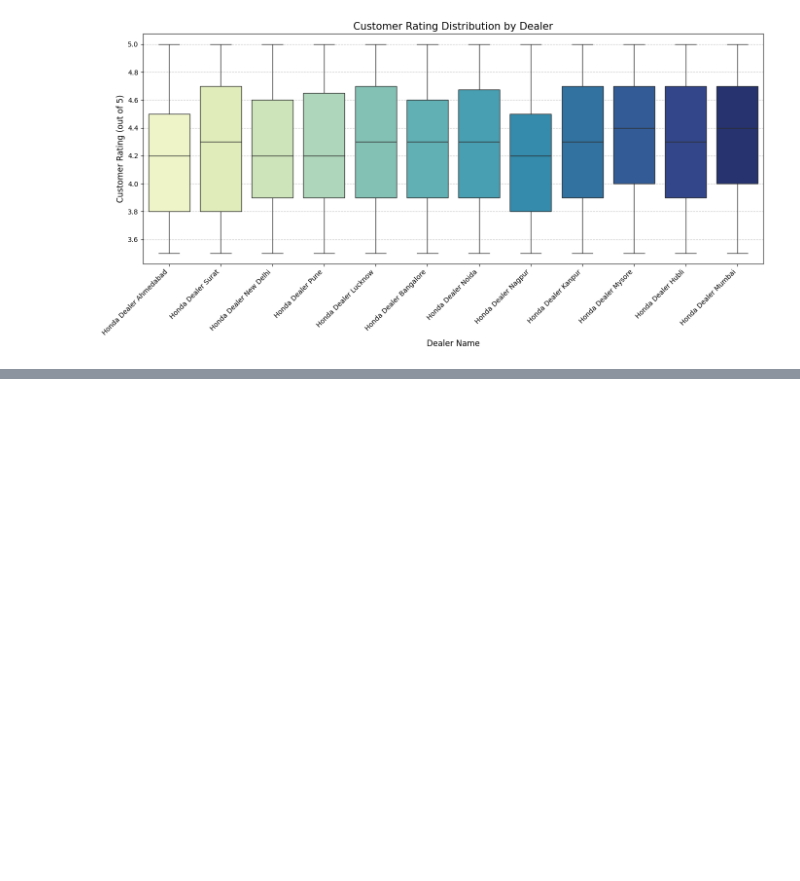
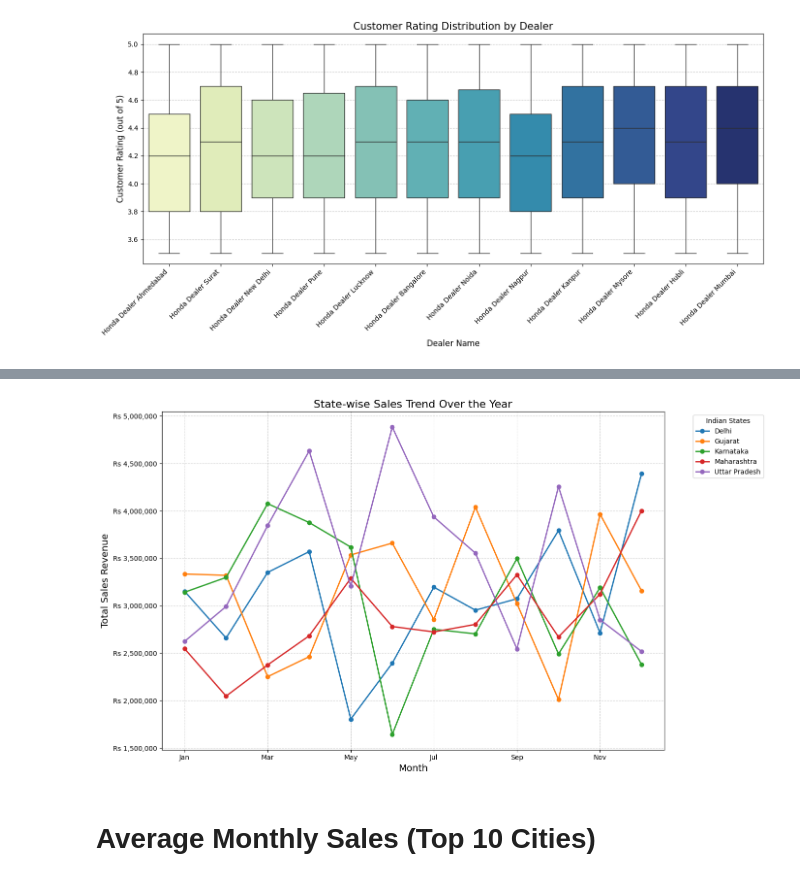
Before and after one commit to sameer-S-R-A/Project_matrix, a Jupyter notebook: honda_sales_EDA.ipynb, the cells around one changed output, grey strips where cells are left out. Drawn from its saved outputs; the diff is of its cells as text; code cells hidden in the pictures; blank space fills up the shorter version.

```diff
--- a/honda_sales_EDA.ipynb
+++ b/honda_sales_EDA.ipynb
@@ -479,0 +637,31 @@ plt.show()
+# %%
+import matplotlib.pyplot as plt
+from matplotlib.ticker import FuncFormatter
+
+# Make the chart nice and wide
+plt.figure(figsize=(14, 8))
+
+# .T transposes our table so Months become the X-axis
+# marker='o' adds little dots at each data point so it's easier to read
+ax = state_month_table.T.plot(ax=plt.gca(), marker='o', linewidth=2)
+
+plt.title("State-wise Sales Trend Over the Year", fontsize=16)
+plt.xlabel("Month", fontsize=14)
+plt.ylabel("Total Sales Revenue", fontsize=14)
+
+# Apply our 'Rs' formatter to the Y-axis
+ax.yaxis.set_major_formatter(FuncFormatter(lambda x, pos: f"Rs {x:,.0f}"))
+
+# Add a subtle grid behind the lines so it's easier to match lines to Y-axis numbers
+plt.grid(True, linestyle='--', alpha=0.6)
+
+# Because there are many states, the legend block might cover up the lines!
+# This command moves the legend box nicely outside the chart to the right
+plt.legend(title='Indian States', bbox_to_anchor=(1.05, 1), loc='upper left')
+plt.tight_layout() # Snaps everything neatly into the figure window
+
+plt.show()
+# %% [output]
+[figure, added]
+# %% [markdown]
+# Average Monthly Sales (Top 10 Cities)
```
Also changed, not shown: parts of 12 cells of this notebook.
